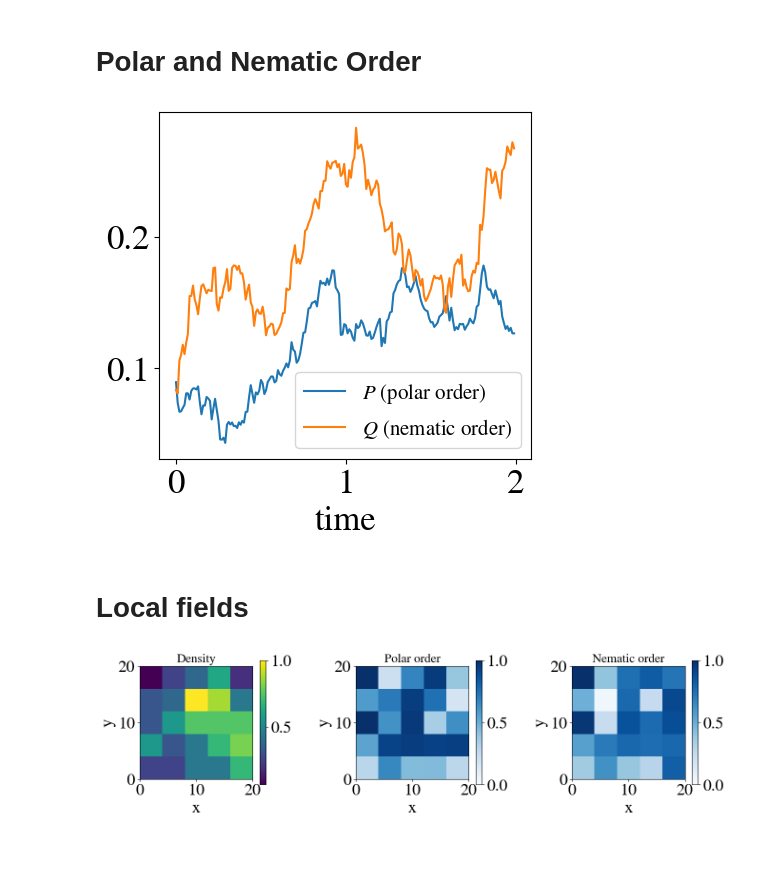
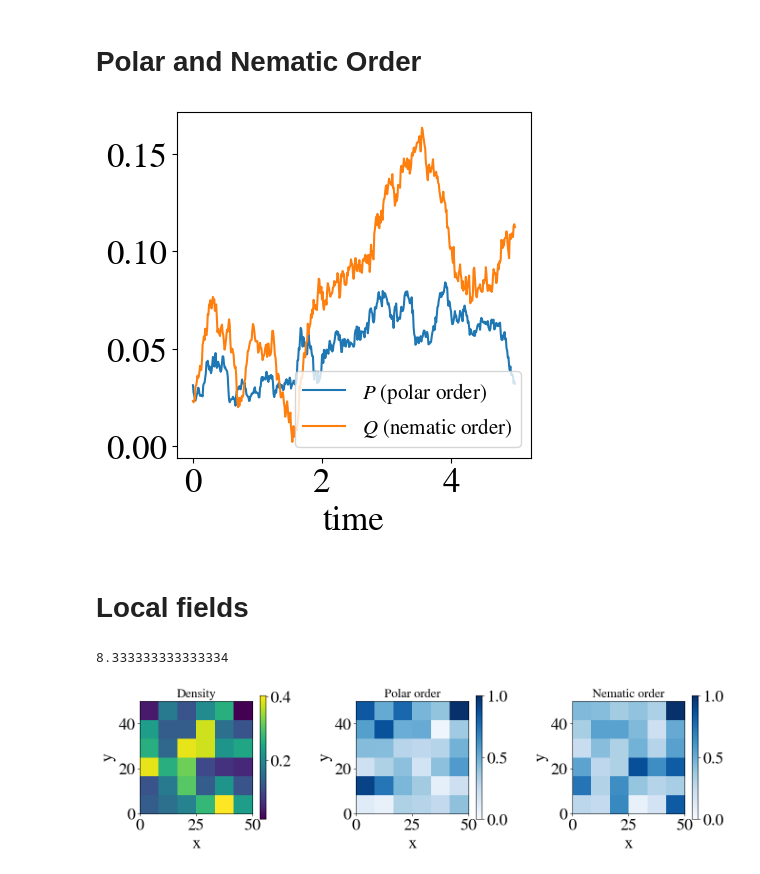
Before and after one commit to jannesantana/bacteria, a Jupyter notebook: 2d_model/rod_shaped/rods_tw_analysis.ipynb, the cells around one changed output. Drawn from its saved outputs; the diff is of its cells as text; code cells hidden in the pictures.

```diff
--- a/2d_model/rod_shaped/rods_tw_analysis.ipynb
+++ b/2d_model/rod_shaped/rods_tw_analysis.ipynb
@@ -156,17 +156,17 @@ def nematic_OP(Theta):
     Qy = np.mean(np.sin(2*Theta),axis=1)
     return np.sqrt(Qx**2+Qy**2),Qx,Qy
 # %%
-box=20
+box=50
 cutoff=4
-Nparticles=100
-T=2000
+Nparticles=600
+T=5000
 Dt=0.01
 rod_length=2
 rod_radius=0.2
 khardcore=0
 kspring=3
-rate=0.3
-lo=2
+rate=0.1
+lo=5
 kalign=11
 
 folder_name=f"Dt_{Dt}_Nparticles_{Nparticles}_T_{T}_box_{box}_cutoff_{cutoff}_kalign_{kalign}_khardcore_{khardcore}_kspring_{kspring}_lo_{lo}_rate_{rate}_rod_length_{rod_length}_rod_radius_{rod_radius}"
@@ -185,5 +185,6 @@ P,Px,Py = polar_OP(Theta_b)
 Q,Qx,Qy = nematic_OP(Theta_b)
 Time = np.arange(0,Steps)*Dt
 time,sd = np.loadtxt(squared_disp_file,unpack=True)
+one_frame(X,Y,Theta_b,Steps-1,Steps,box,rod_length,2*rod_radius)
 folder_name
 # %% [output]
@@ -265,7 +310,7 @@ plt.plot(Time,Q,label=r'$Q$ (nematic order)',lw=1.5)
 plt.legend(fontsize=15)
 plt.show()
 # %% [output]
-[figure, old version]
+[figure, new version]
 # %% [markdown]
 # Local fields
 # %%
@@ -335,13 +381,14 @@ def plot_heatmaps(rho, pol, nem, xedges, yedges):
     plt.tight_layout()
     plt.show()
 # %%
-time = 150
+time = Steps-1
 Xnow = X[time]
 Ynow = Y[time]
 Theta_bnow = Theta_b[time]
 BOX_SIZE = box
-nbins = 5
+nbins = 6
 rho, pol, nem, xedges, yedges = compute_local_fields(Xnow,Ynow,Theta_bnow,BOX_SIZE,nbins)
 plot_heatmaps(rho, pol, nem, xedges, yedges)
 # %% [output]
+8.333333333333334
-[figure, old version]
+[figure, new version]
```
Also changed, not shown: parts of 12 cells of this notebook, 40 other files.
